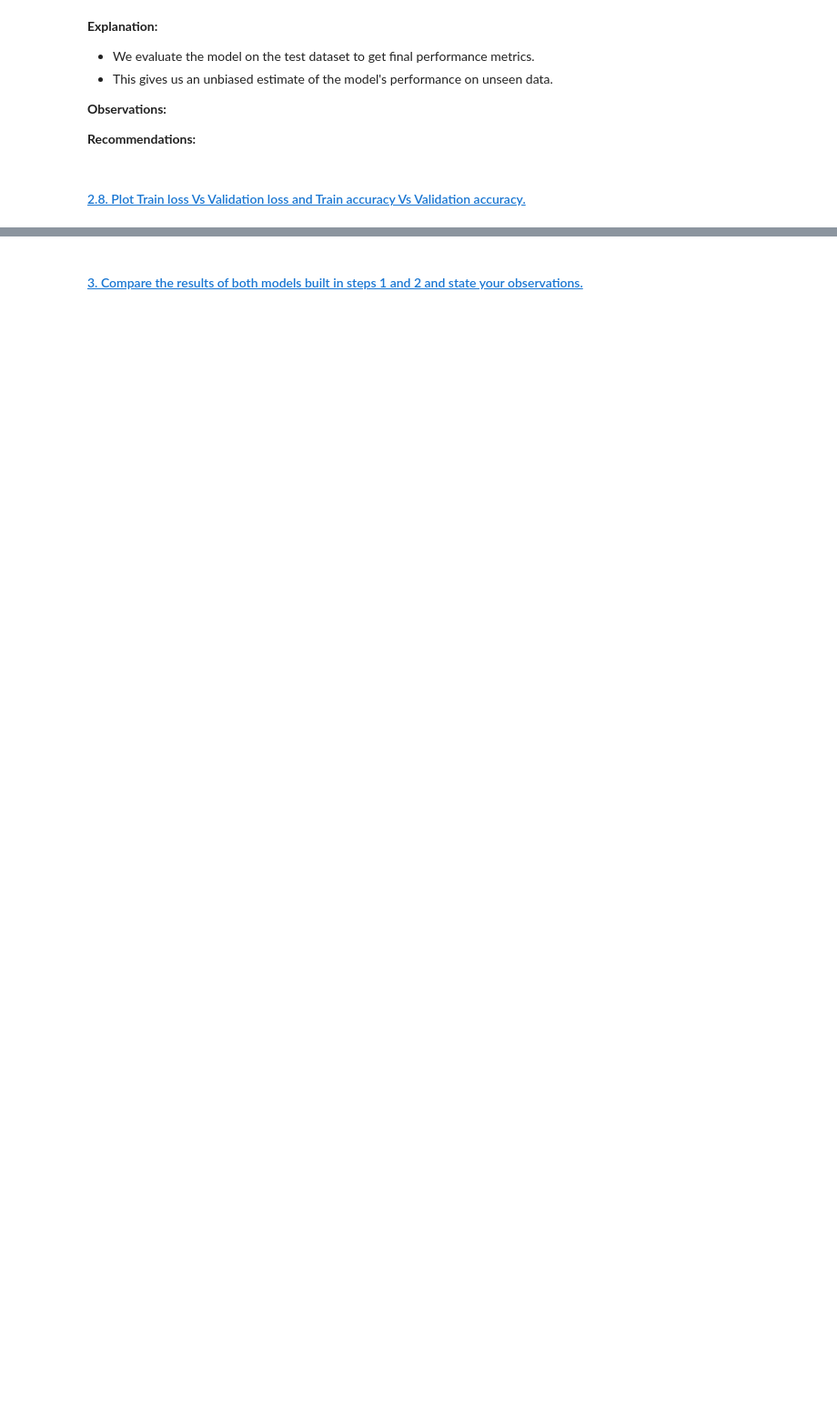
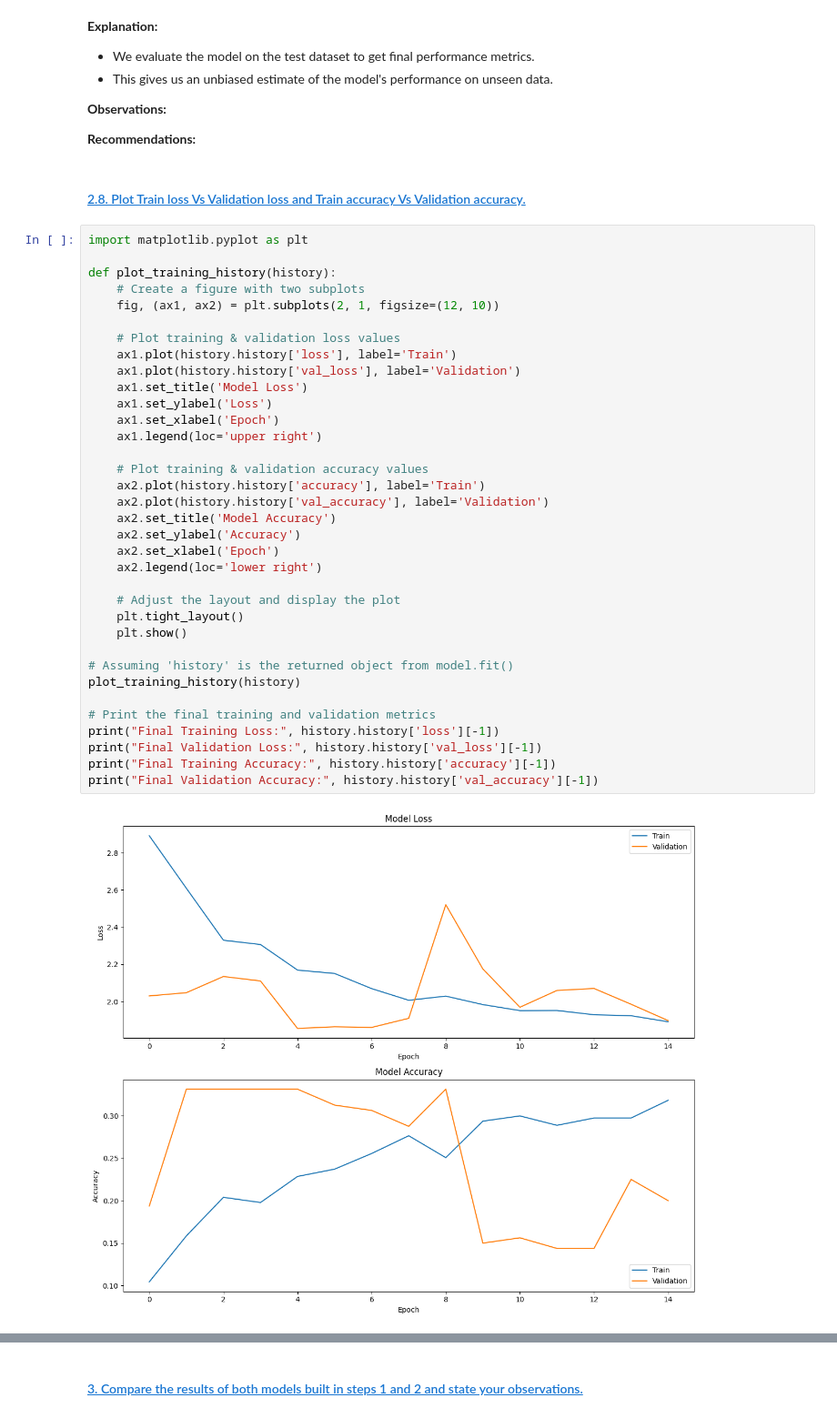
Before and after one commit to toddwalters/pgaiml-python-coding-examples, a Jupyter notebook: deep-learning/projects/automatingPortOperations/1714053668_ToddWalters_project_automating_port_operations.ipynb, the cells around one changed output, grey strips where cells are left out. Shown at 91% size. Cells and saved outputs as stored; diff of their text form; blank space fills up the shorter version.

```diff
--- a/deep-learning/projects/automatingPortOperations/1714053668_ToddWalters_project_automating_port_operations.ipynb
+++ b/deep-learning/projects/automatingPortOperations/1714053668_ToddWalters_project_automating_port_operations.ipynb
@@ -1279,3 +1303,40 @@ print(f"Test recall: {test_recall:.4f}")
 **Recommendations:**
 # %% [markdown]
 #### <a id='toc1_5_8_'></a>[2.8.	Plot Train loss Vs Validation loss and Train accuracy Vs Validation accuracy.](#toc0_)
+# %%
+import matplotlib.pyplot as plt
+
+def plot_training_history(history):
+    # Create a figure with two subplots
+    fig, (ax1, ax2) = plt.subplots(2, 1, figsize=(12, 10))
+
+    # Plot training & validation loss values
+    ax1.plot(history.history['loss'], label='Train')
+    ax1.plot(history.history['val_loss'], label='Validation')
+    ax1.set_title('Model Loss')
+    ax1.set_ylabel('Loss')
+    ax1.set_xlabel('Epoch')
+    ax1.legend(loc='upper right')
+
+    # Plot training & validation accuracy values
+    ax2.plot(history.history['accuracy'], label='Train')
+    ax2.plot(history.history['val_accuracy'], label='Validation')
+    ax2.set_title('Model Accuracy')
+    ax2.set_ylabel('Accuracy')
+    ax2.set_xlabel('Epoch')
+    ax2.legend(loc='lower right')
+
+    # Adjust the layout and display the plot
+    plt.tight_layout()
+    plt.show()
+
+# Assuming 'history' is the returned object from model.fit()
+plot_training_history(history)
+
+# Print the final training and validation metrics
+print("Final Training Loss:", history.history['loss'][-1])
+print("Final Validation Loss:", history.history['val_loss'][-1])
+print("Final Training Accuracy:", history.history['accuracy'][-1])
+print("Final Validation Accuracy:", history.history['val_accuracy'][-1])
+# %% [output]
+[figure, added]
```
Also changed, not shown: parts of 10 cells of this notebook.
